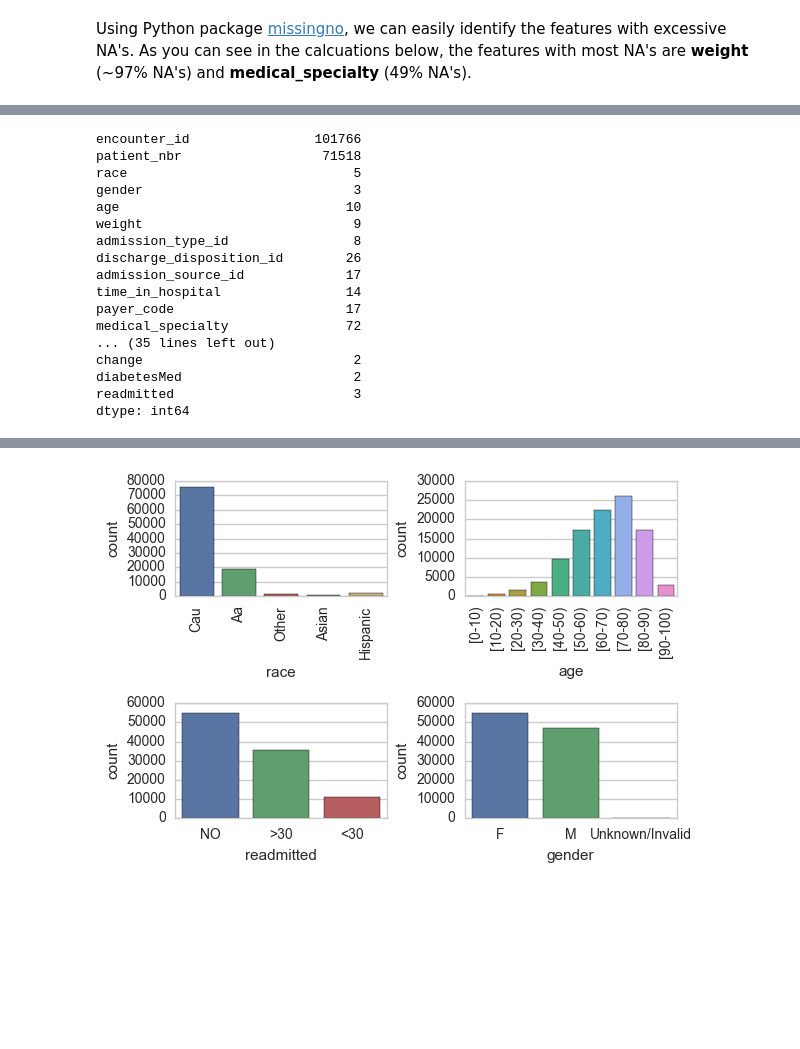
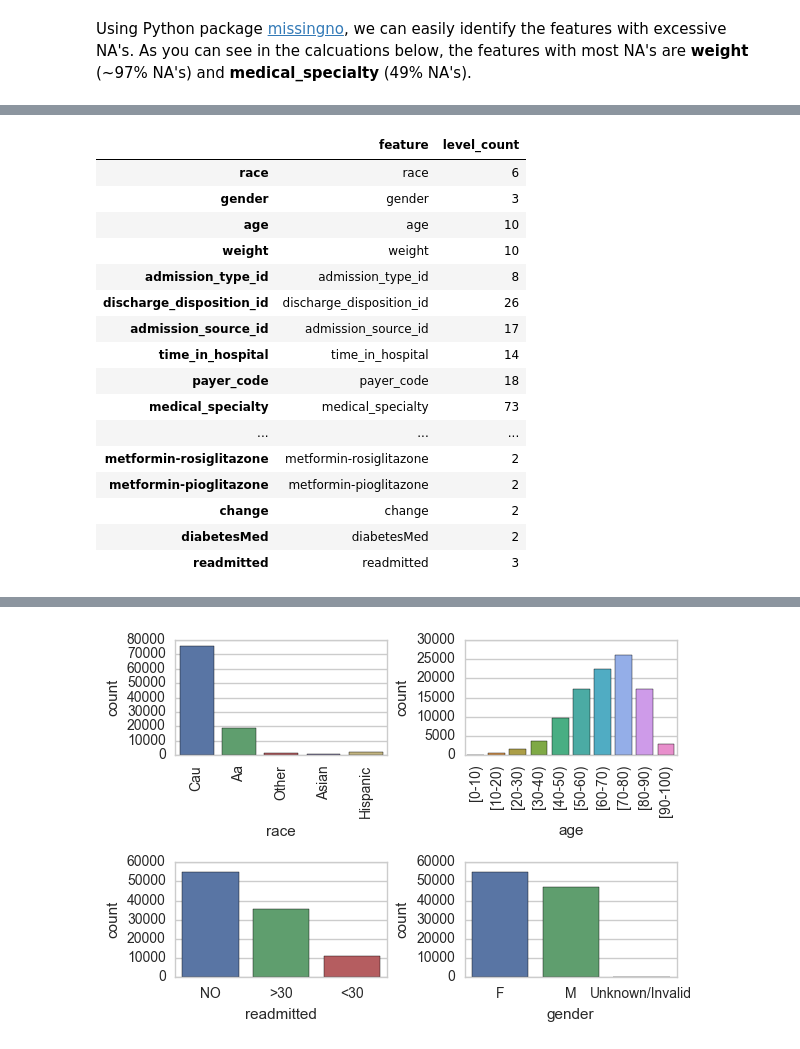
Before and after one commit to rikithamanjunath/diabetes-readmission, a Jupyter notebook: eda.ipynb, the cells around one changed output, grey strips where cells are left out. Cells and saved outputs as stored; diff of their text form; code cells hidden in the pictures; blank space fills up the shorter version.

```diff
--- a/eda.ipynb
+++ b/eda.ipynb
@@ -106,22 +100,25 @@ Proportion of NA values in race column: 0.0223355541143
 # %%
-df.T.apply(lambda x: x.nunique(), axis=1)
+levels = df.T.apply(lambda x: x.nunique(), axis=1)
+feature_names = list(levels.index)
+levels_df = pd.DataFrame({'feature': feature_names, 'level_count': levels})[2:]
+levels_df
 # %% [output]
-encounter_id                101766
-patient_nbr                  71518
-race                             5
-gender                           3
-age                             10
-weight                           9
-admission_type_id                8
-discharge_disposition_id        26
-admission_source_id             17
-time_in_hospital                14
-payer_code                      17
-medical_specialty               72
-... (35 lines left out)
-change                           2
-diabetesMed                      2
-readmitted                       3
-dtype: int64
+|  | feature | level_count |
+| race | race | 6 |
+| gender | gender | 3 |
+| age | age | 10 |
+| weight | weight | 10 |
+| admission_type_id | admission_type_id | 8 |
+| discharge_disposition_id | discharge_disposition_id | 26 |
+| admission_source_id | admission_source_id | 17 |
+| time_in_hospital | time_in_hospital | 14 |
+| payer_code | payer_code | 18 |
+| medical_specialty | medical_specialty | 73 |
+| ... | ... | ... |
+| metformin-rosiglitazone | metformin-rosiglitazone | 2 |
+| metformin-pioglitazone | metformin-pioglitazone | 2 |
+| change | change | 2 |
+| diabetesMed | diabetesMed | 2 |
+| readmitted | readmitted | 3 |
 # %%
 # generate visualization for categorical vars
```
Also changed, not shown: parts of 9 cells of this notebook.
